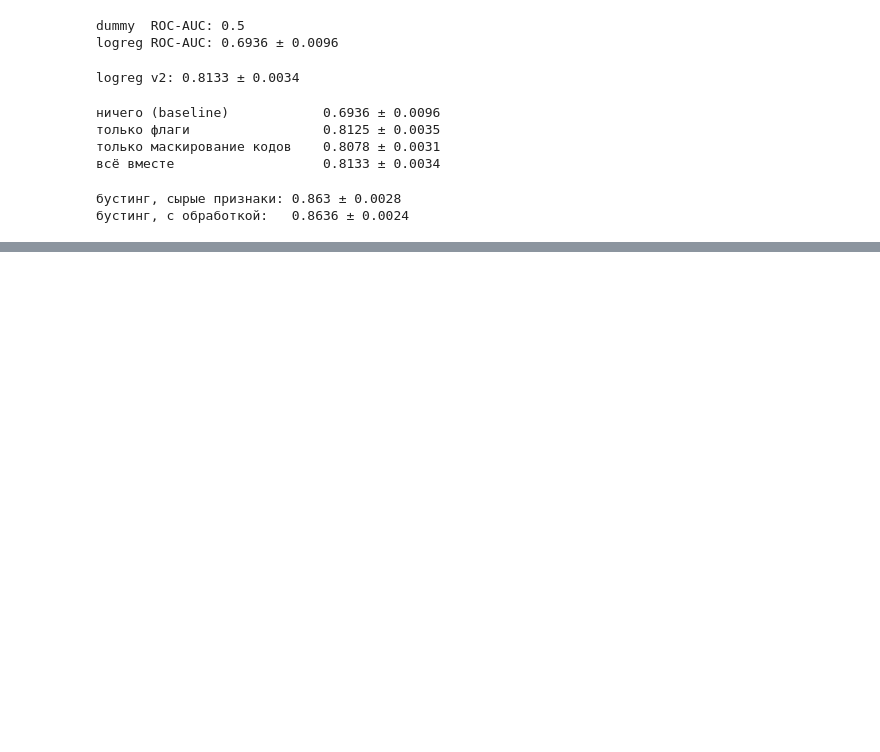
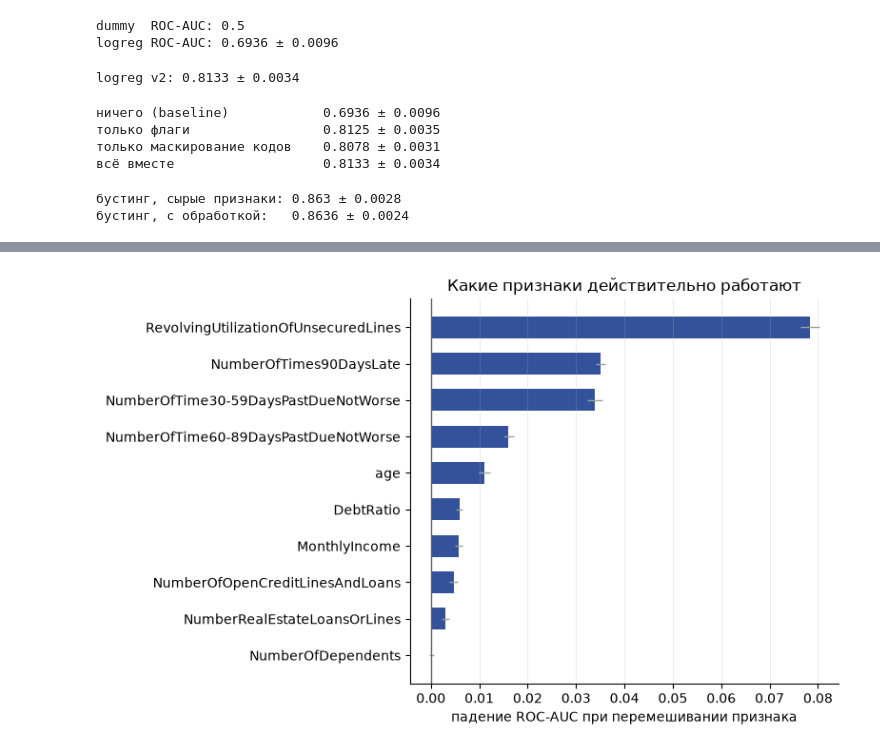
Before and after one commit to nikrasavin/credit-default-risk, a Jupyter notebook: notebooks/01.ipynb, the cells around one changed output, grey strips where cells are left out. Drawn from its saved outputs; the diff is of its cells as text; code cells hidden in the pictures; blank space fills up the shorter version.

```diff
--- a/notebooks/01.ipynb
+++ b/notebooks/01.ipynb
@@ -291,0 +391,18 @@ print("бустинг, с обработкой:  ", s_v2.mean().round(4), "±",
+# %%
+from sklearn.inspection import permutation_importance
+
+# отрезаем валидацию внутри train — отложенную выборку по-прежнему не трогаем
+X_tr, X_val, y_tr, y_val = train_test_split(
+    X_train, y_train, test_size=0.25, stratify=y_train, random_state=42)
+
+model.fit(X_tr, y_tr)
+
+r = permutation_importance(model, X_val, y_val, scoring="roc_auc",
+                           n_repeats=5, random_state=42, n_jobs=-1)
+
+imp = (pd.Series(r.importances_mean, index=X_val.columns)
+       .sort_values(ascending=True))
+err = pd.Series(r.importances_std, index=X_val.columns).loc[imp.index]
+
+for name, val in imp[::-1].items():
+    print(f"{name:42s} {val:+.4f}")
@@ -291,0 +420,12 @@ print("бустинг, с обработкой:  ", s_v2.mean().round(4), "±",
+# %%
+fig, ax = plt.subplots(figsize=(8, 5))
+ax.barh(imp.index, imp.values, xerr=err.values, height=0.6,
+        color="#34519B", error_kw=dict(lw=1, ecolor="#9AA39D"))
+ax.axvline(0, lw=1, color="#5B635F")
+ax.set_xlabel("падение ROC-AUC при перемешивании признака")
+ax.set_title("Какие признаки действительно работают")
+ax.grid(axis="x", alpha=0.25, lw=0.7)
+ax.spines[["top", "right"]].set_visible(False)
+plt.tight_layout()
+# %% [output]
+[figure, added]
```
Also changed, not shown: parts of 10 cells of this notebook, 8 other files.
